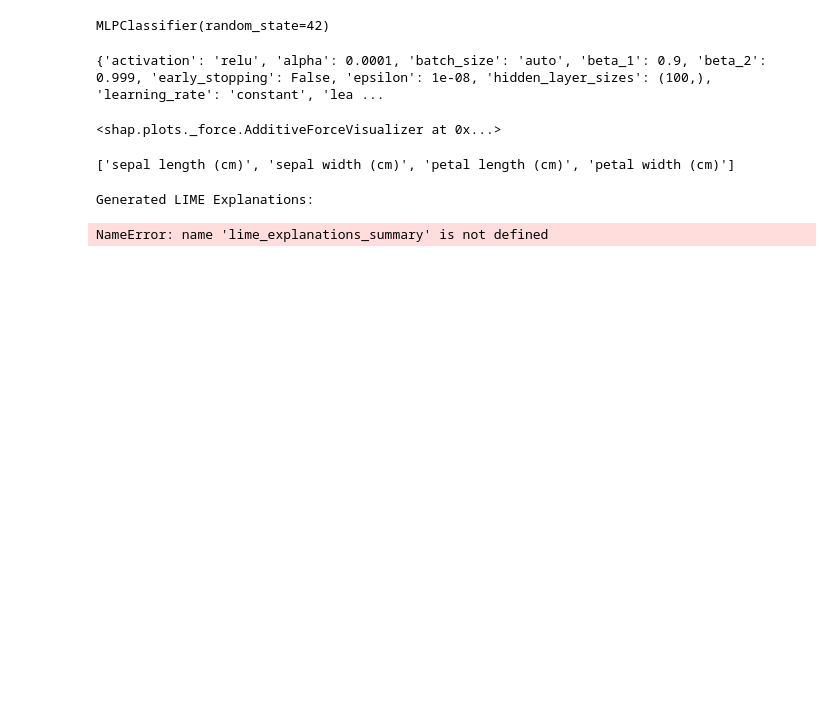
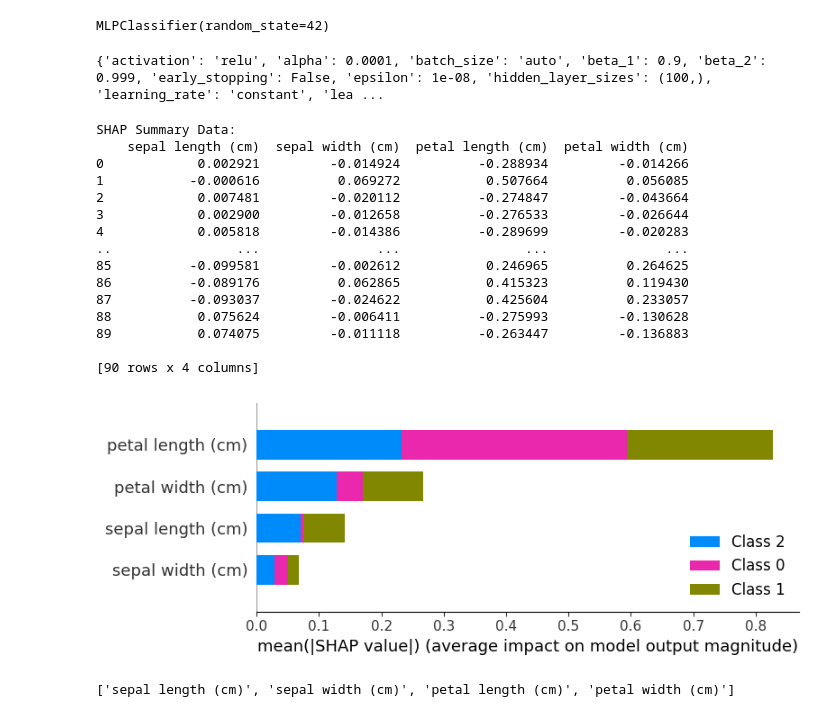
Before and after one commit to hublun/Beyond-ChatGPT, a Jupyter notebook: shap_lime_py.ipynb, the cells around one changed output. Cells and saved outputs as stored; diff of their text form; code cells hidden in the pictures; blank space fills up the shorter version.

```diff
--- a/shap_lime_py.ipynb
+++ b/shap_lime_py.ipynb
@@ -182,58 +179,50 @@ print(mlp_classifier.get_params())
 # %%
 # Number of clusters (K) for summarizing the background
 K = 10
 
 # We use shap.kmeans to summarize the background
 background_summary = shap.kmeans(X_train, K)
 
 # Create SHAP explainer using KernelExplainer with summarized background
 shap_explainer = shap.KernelExplainer(mlp_classifier.predict_proba, background_summary)
 shap_values = shap_explainer.shap_values(X_test[:100])
 
 # X_test DataFrame
 X_test_df = pd.DataFrame(X_test, columns=iris.feature_names)
 
 # Create SHAP force plot for specific instance
 shap.force_plot(shap_explainer.expected_value[0], shap_values[0][0, :], X_test_df.iloc[0, :])
 
+# Flatten the shap_values list
+shap_values_flattened = [item for sublist in shap_values for item in sublist]
+
+# Create a DataFrame for SHAP feature importances
+shap_summary_data = pd.DataFrame(shap_values_flattened, columns=iris.feature_names)
+
+# Print SHAP summary data
+print("\nSHAP Summary Data:")
+print(shap_summary_data)
+
 # Generate summary plot
-#shap.summary_plot(shap_values, X_test_df, feature_names=iris.feature_names)
+shap.summary_plot(shap_values, X_test_df, feature_names=iris.feature_names)
 # %% [output]
-<shap.plots._force.AdditiveForceVisualizer at 0x...>
+SHAP Summary Data:
+    sepal length (cm)  sepal width (cm)  petal length (cm)  petal width (cm)
+0            0.002921         -0.014924          -0.288934         -0.014266
+1           -0.000616          0.069272           0.507664          0.056085
+2            0.007481         -0.020112          -0.274847         -0.043664
+3            0.002900         -0.012658          -0.276533         -0.026644
+4            0.005818         -0.014386          -0.289699         -0.020283
+..                ...               ...                ...               ...
+85          -0.099581         -0.002612           0.246965          0.264625
+86          -0.089176          0.062865           0.415323          0.119430
+87          -0.093037         -0.024622           0.425604          0.233057
+88           0.075624         -0.006411          -0.275993         -0.130628
+89           0.074075         -0.011118          -0.263447         -0.136883
+
+[90 rows x 4 columns]
+[figure, added]
 # %%
 print(feature_names)
 # %% [output]
 ['sepal length (cm)', 'sepal width (cm)', 'petal length (cm)', 'petal width (cm)']
-# %%
-# X_train DataFrame without named columns
-X_train.columns = iris.feature_names
-
-# Explicitly provide feature names
-feature_names = iris.feature_names
-
-# Create LIME explainer
-explainer_lime_summary = lime_tabular.LimeTabularExplainer(
-    X_train.values,
-    feature_names=iris.feature_names,
-    class_names=iris.target_names,
-    discretize_continuous=True
-)
-
-# Print the generated LIME explanations
-print("Generated LIME Explanations:")
-print(lime_explanations_summary)
-
-# Explain the first instance in X_test
-lime_exp = explainer_lime_summary.explain_instance(X_test.values[0], model_predict_proba, num_features=len(feature_names))
-
-# Display the explanation
-lime_exp.show_in_notebook()
-
-# Extract feature importances and names
-feature_importances = lime_exp.as_list()
-
-# Display the summary data
-print(feature_importances)
-# %% [output]
-Generated LIME Explanations:
-NameError: name 'lime_explanations_summary' is not defined
```
Also changed, not shown: parts of 5 cells of this notebook.
